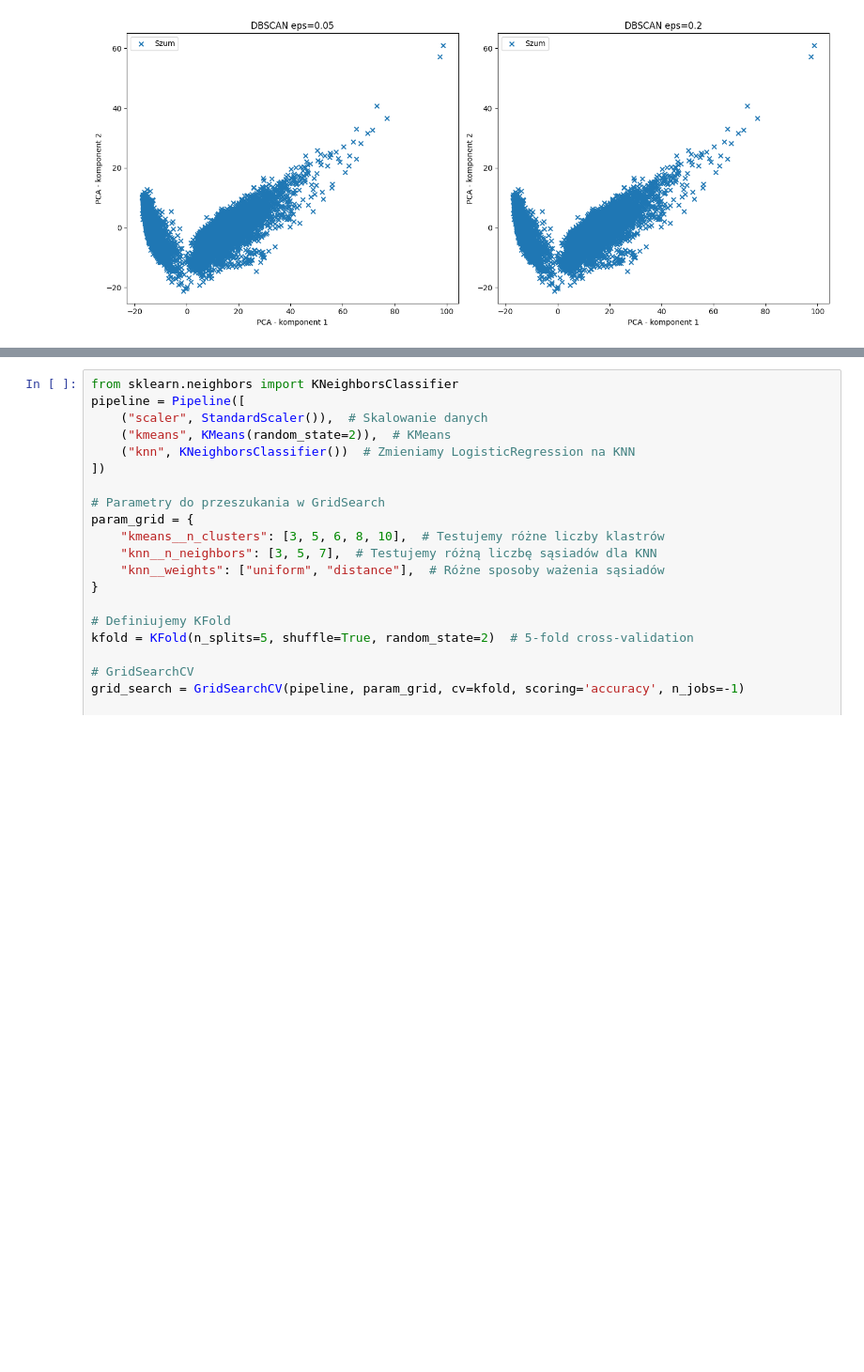
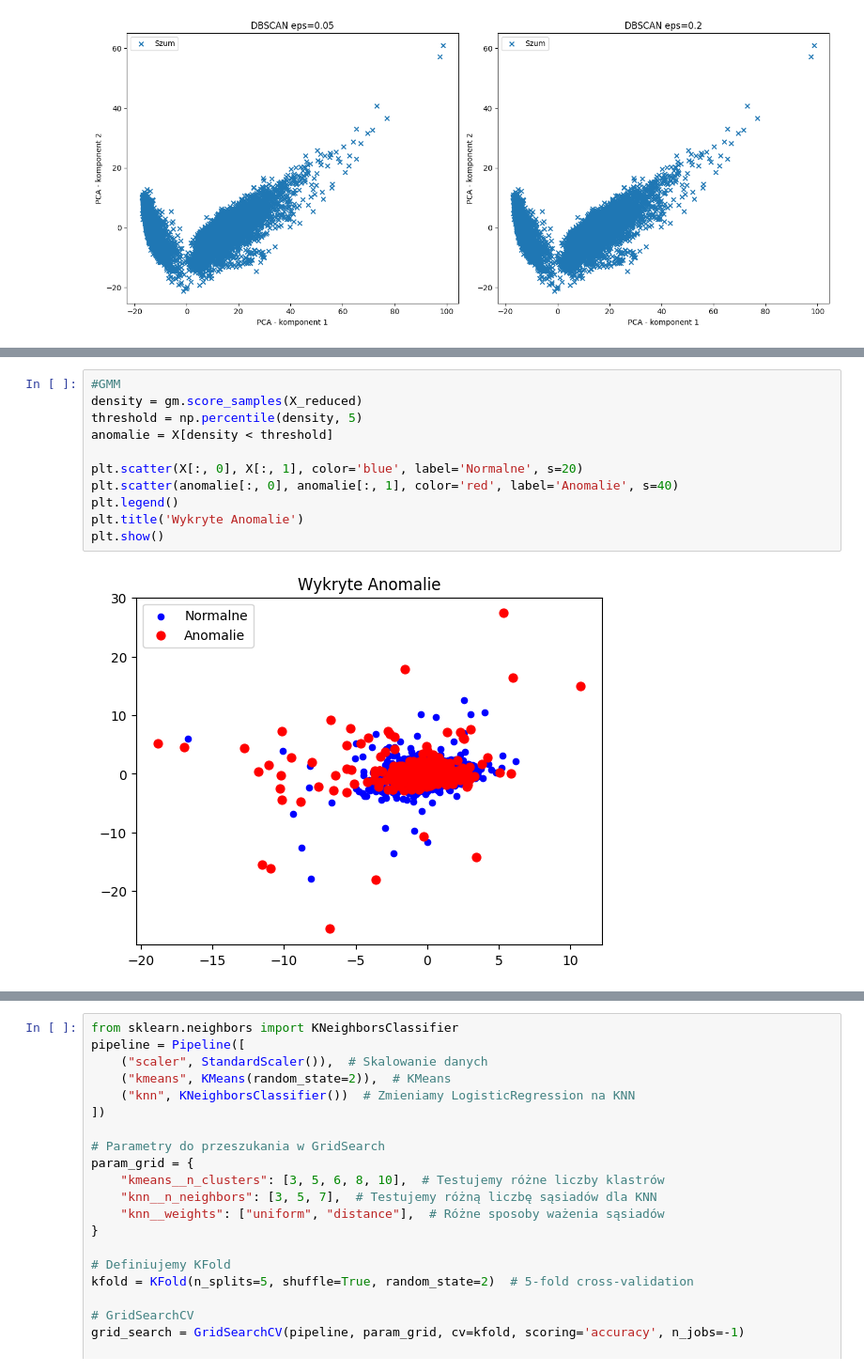
Before and after one commit to Piozel/Zadanie-_por-wnanie_metod_klasteringu, a Jupyter notebook: Zadanie_porównanie_metod_klasteringu.ipynb, the cells around one changed output, grey strips where cells are left out. Shown at 94% size. Cells and saved outputs as stored; diff of their text form; blank space fills up the shorter version.

```diff
--- a/Zadanie_porównanie_metod_klasteringu.ipynb
+++ b/Zadanie_porównanie_metod_klasteringu.ipynb
@@ -242,3 +270,16 @@ plt.show()
+# %%
+#GMM
+density = gm.score_samples(X_reduced)
+threshold = np.percentile(density, 5)
+anomalie = X[density < threshold]
+
+plt.scatter(X[:, 0], X[:, 1], color='blue', label='Normalne', s=20)
+plt.scatter(anomalie[:, 0], anomalie[:, 1], color='red', label='Anomalie', s=40)
+plt.legend()
+plt.title('Wykryte Anomalie')
+plt.show()
+# %% [output]
+[figure, added]
 # %%
 from sklearn.linear_model import LogisticRegression
 from sklearn.datasets import load_digits
```
Also changed, not shown: parts of 9 cells of this notebook.
